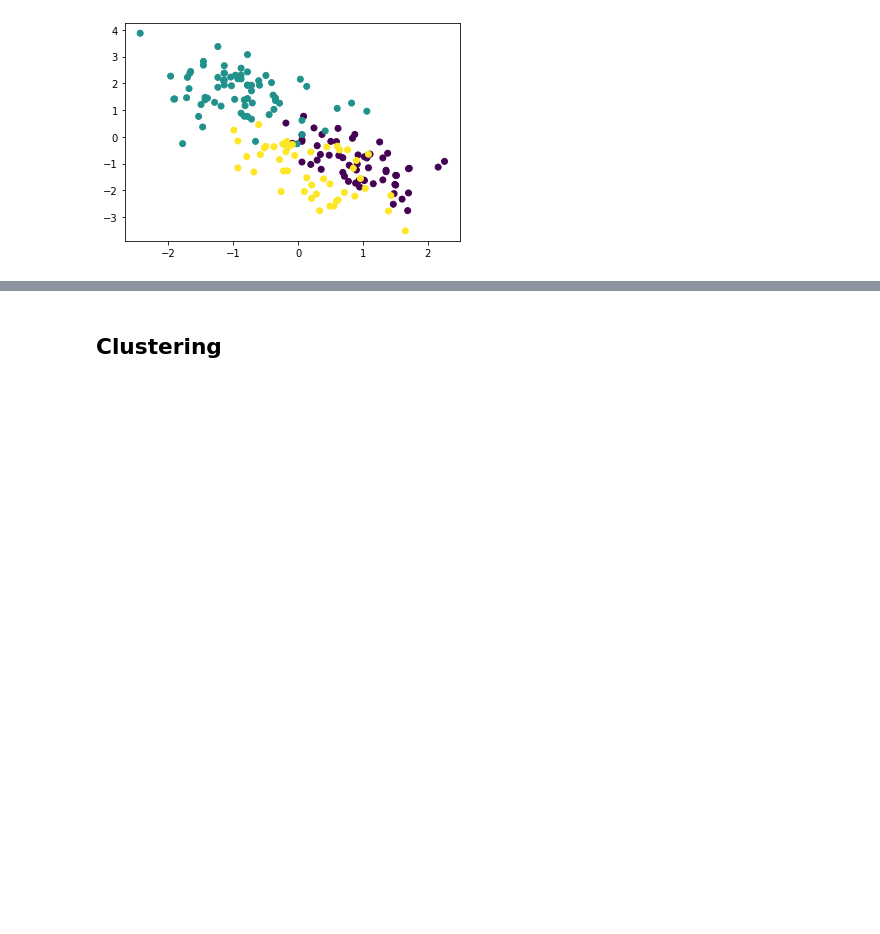
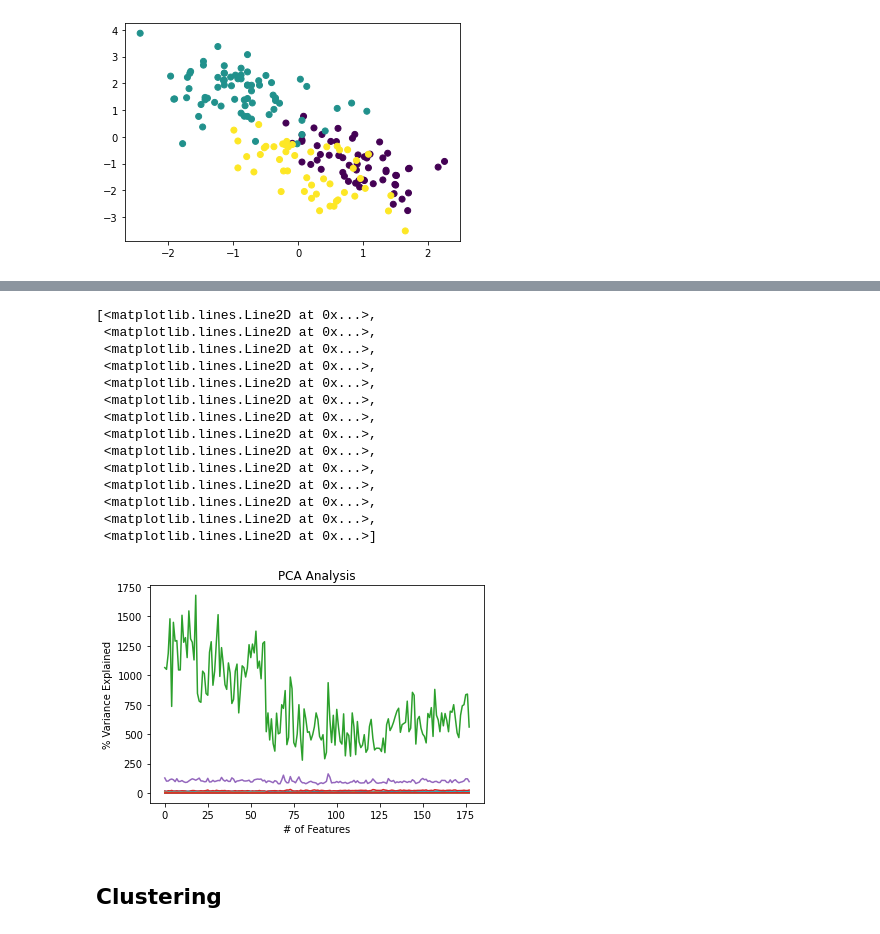
Before and after one commit to cyberanalyst268/Data-Science-and-Decision-Making, a Jupyter notebook: exploration/lab_exploration.ipynb, the cells around one changed output, grey strips where cells are left out. Cells and saved outputs as stored; diff of their text form; code cells hidden in the pictures; blank space fills up the shorter version.

```diff
--- a/exploration/lab_exploration.ipynb
+++ b/exploration/lab_exploration.ipynb
@@ -181,7 +207,32 @@ plt.scatter(scaler_result[:, 0], pca_result[:, 1], c=df['y'])
 # %%
 # How much variance is retained if we do PCA with 3 components? (Q7)
 
 # YOUR CODE HERE
+covar_matrix = PCA(n_components = 3)
+plt.ylabel('% Variance Explained')
+plt.xlabel('# of Features')
+plt.title('PCA Analysis')
+#plt.ylim(85)
+plt.style.context('seaborn-whitegrid')
+
+
+plt.plot(df)
+# %% [output]
+[<matplotlib.lines.Line2D at 0x...>,
+ <matplotlib.lines.Line2D at 0x...>,
+ <matplotlib.lines.Line2D at 0x...>,
+ <matplotlib.lines.Line2D at 0x...>,
+ <matplotlib.lines.Line2D at 0x...>,
+ <matplotlib.lines.Line2D at 0x...>,
+ <matplotlib.lines.Line2D at 0x...>,
+ <matplotlib.lines.Line2D at 0x...>,
+ <matplotlib.lines.Line2D at 0x...>,
+ <matplotlib.lines.Line2D at 0x...>,
+ <matplotlib.lines.Line2D at 0x...>,
+ <matplotlib.lines.Line2D at 0x...>,
+ <matplotlib.lines.Line2D at 0x...>,
+ <matplotlib.lines.Line2D at 0x...>]
+[figure, added]
 # %% [markdown]
 ## Clustering
 # %% [markdown]
```
Also changed, not shown: parts of 2 cells of this notebook.
